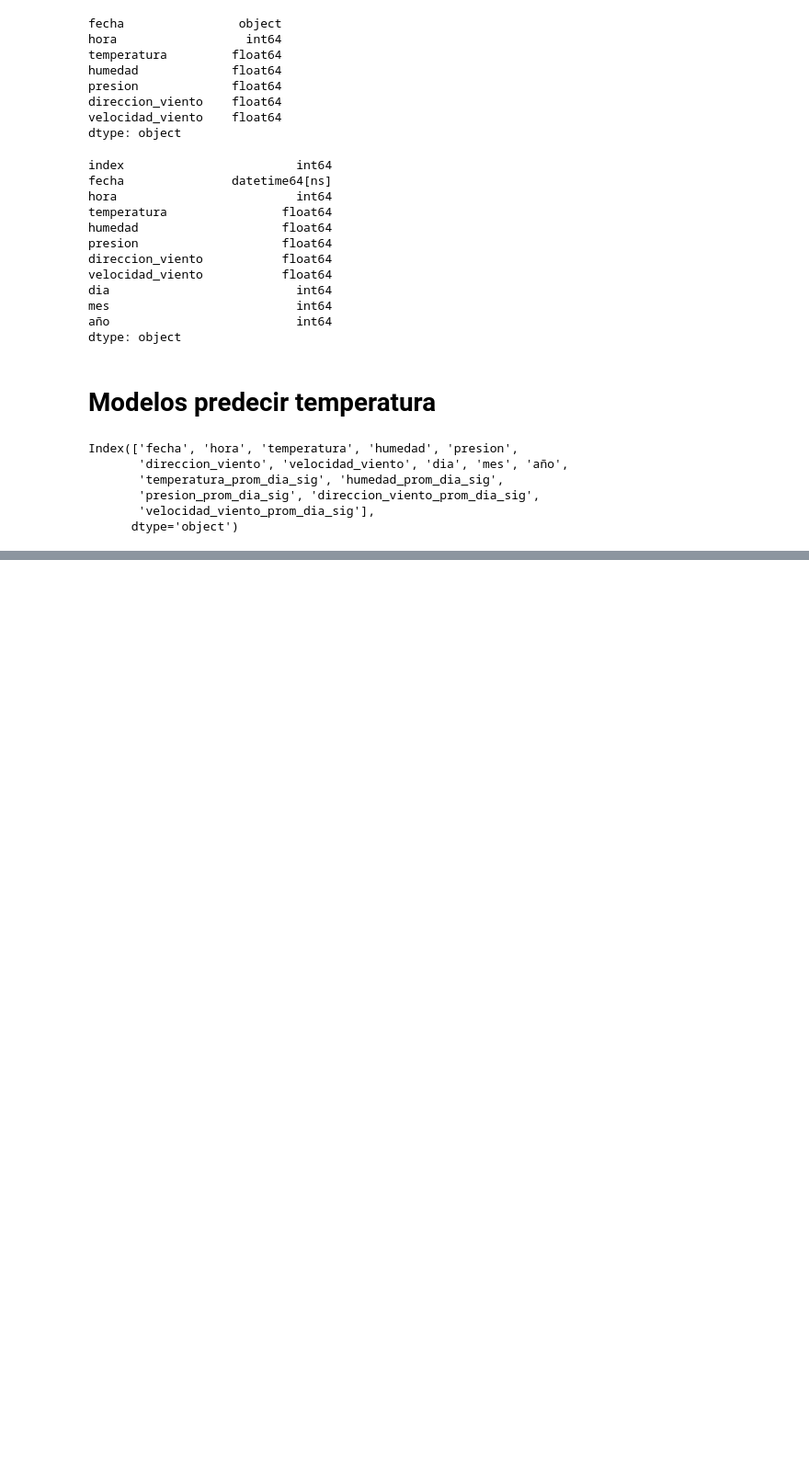
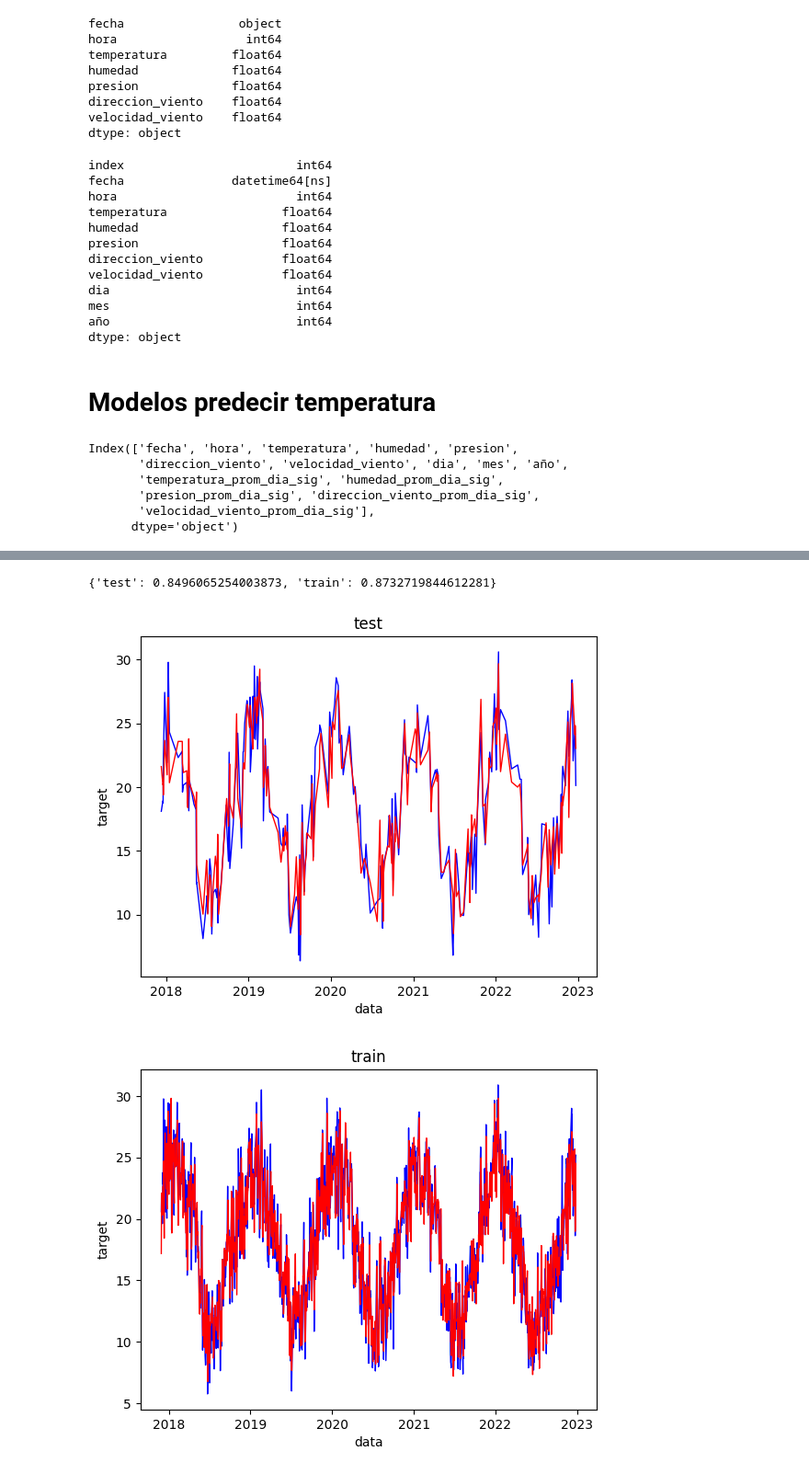
Before and after one commit to SebastianFelgueras/clima, a Jupyter notebook: modelosBSAS.ipynb, the cells around one changed output, grey strips where cells are left out. Shown at 92% size. Saved outputs shown, nothing was run; the diff lists cells and outputs as text; code cells hidden in the pictures; blank space fills up the shorter version.

```diff
--- a/modelosBSAS.ipynb
+++ b/modelosBSAS.ipynb
@@ -179,0 +198,9 @@ MLPRegressor()
+# %%
+from sklearn.linear_model import Lasso
+print(modelo.setear_modelo(Lasso,alpha=0.1))
+modelo.plotear_perf()
+lasso = modelo.modelo
+# %% [output]
+{'test': 0.8496065254003873, 'train': 0.8732719844612281}
+[figure, added]
+[figure, added]
```
Also changed, not shown: parts of 8 cells of this notebook.
